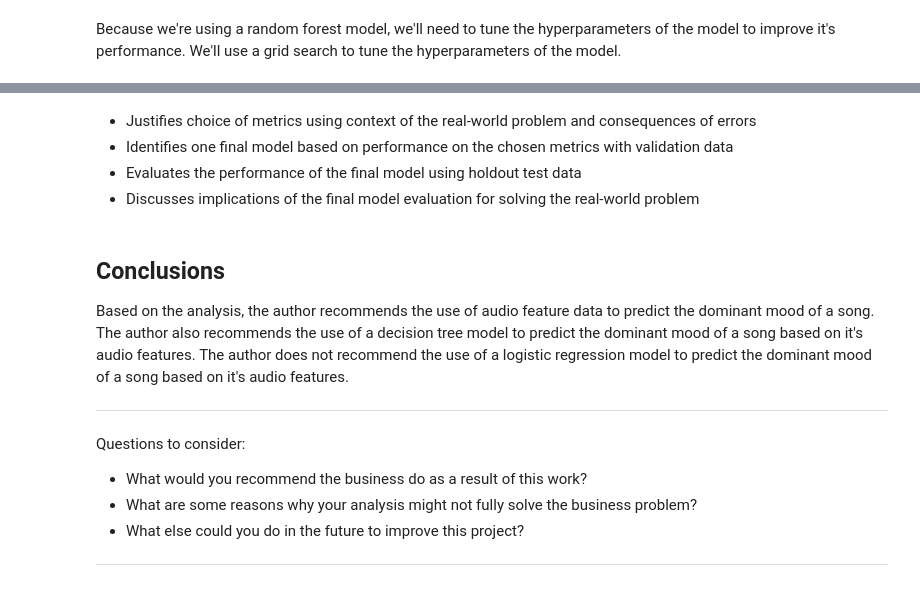
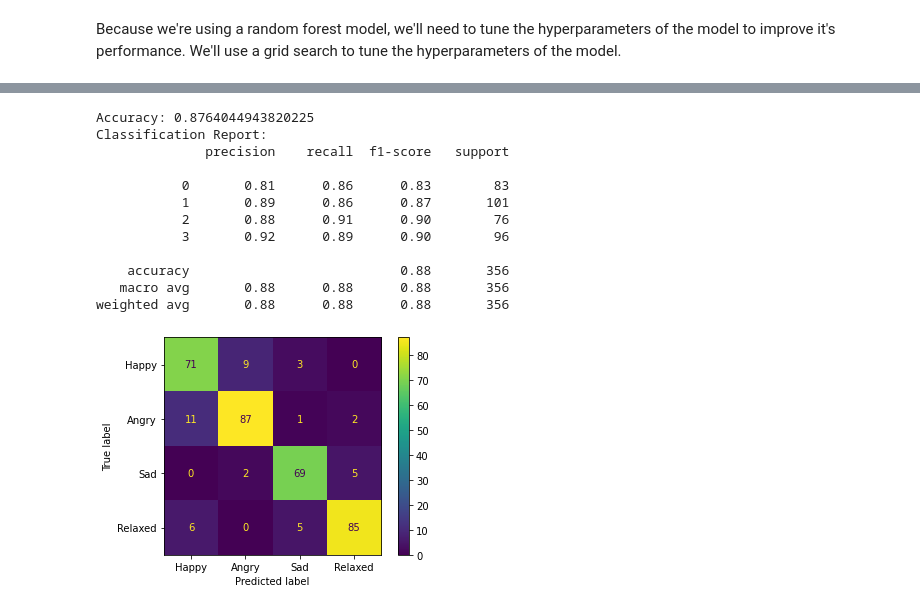
Before and after one commit to jamesleemeredith/Music-Mood-Detection-Project, a Jupyter notebook: music_mood_detection_model.ipynb, the cells around one changed output, grey strips where cells are left out. Saved outputs shown, nothing was run; the diff lists cells and outputs as text; code cells hidden in the pictures.

Commit message:
Finishes the project

```diff
--- a/music_mood_detection_model.ipynb
+++ b/music_mood_detection_model.ipynb
@@ -686,11 +598,12 @@ Because the ColumnTransformer is a pipeline, we can use it in a GridSearchCV obj
 # %% [markdown]
 Because we're using a random forest model, we'll need to tune the hyperparameters of the model to improve it's performance. We'll use a grid search to tune the hyperparameters of the model.
 # %%
+# Creates a list of parameters to be used in the GridSearchCV. Due to the large number of parameters, and cpu and time constraints, only a few are used here. The rest are commented out for convenience.
 params = {}
 
 params['rf__n_estimators'] = [100, 200, 300, 400, 500]
 params['rf__criterion'] = ['gini', 'entropy','log_loss']
-# params['rf__max_depth'] = [None, 1, 2, 3, 4, 5, 6, 7, 8, 9]
+params['rf__max_depth'] = [None, 1, 2, 3, 4, 5, 6, 7, 8, 9]
 # params['rf__min_samples_split'] = [2, 3, 4, 5, 6, 7, 8, 9, 10]
 # params['rf__min_samples_leaf'] = [1, 2, 3, 4, 5, 6, 7, 8, 9, 10]
 # params['rf__min_weight_fraction_leaf'] = [0.0, 0.1, 0.2, 0.3, 0.4, 0.5]
@@ -706,13 +619,5 @@ params['rf__criterion'] = ['gini', 'entropy','log_loss']
 # params['rf__class_weight'] = ['balanced', 'balanced_subsample', None]
 # params['rf__ccp_alpha'] = [0.0, 0.1, 0.2, 0.3, 0.4, 0.5]
 # params['rf__max_samples'] = [None, 1, 2, 3, 4, 5, 6, 7, 8, 9]
-
-
-
-gs = GridSearchCV(estimator=rf_model_pipe,
-                  param_grid=params,
-                  cv=10)
-                #   cv=5,
-                #   verbose=1,
-                #   n_jobs=-1
-# )
+# %%
+gs = GridSearchCV(estimator=rf_model_pipe, param_grid=params, cv=5, verbose=1, n_jobs=-1)
@@ -748,15 +689,26 @@ Questions to consider:
-# %% [markdown]
-- Justifies choice of metrics using context of the real-world problem and consequences of errors
-- Identifies one final model based on performance on the chosen metrics with validation data
-- Evaluates the performance of the final model using holdout test data
-- Discusses implications of the final model evaluation for solving the real-world problem
-# %% [markdown]
-## Conclusions
-Based on the analysis, the author recommends the use of audio feature data to predict the dominant mood of a song. The author also recommends the use of a decision tree model to predict the dominant mood of a song based on it's audio features. The author does not recommend the use of a logistic regression model to predict the dominant mood of a song based on it's audio features.
-
-***
-Questions to consider:
-* What would you recommend the business do as a result of this work?
-* What are some reasons why your analysis might not fully solve the business problem?
-* What else could you do in the future to improve this project?
-***
+# %%
+# Tuned Evaluation of the model
+y_pred = gs_pipe.model.predict(X_test)
+accuracy = accuracy_score(y_test, y_pred)
+report = classification_report(y_test, y_pred)
+confusion_mat = confusion_matrix(y_test, y_pred)
+
+print(f'Accuracy: {accuracy}')
+print(f'Classification Report:\n{report}')
+cm_disp = ConfusionMatrixDisplay(confusion_matrix=confusion_mat, display_labels=mood_list)
+cm_disp.plot()
+plt.show()
+# %% [output]
+Accuracy: 0.8764044943820225
+Classification Report:
+              precision    recall  f1-score   support
+
+           0       0.81      0.86      0.83        83
+           1       0.89      0.86      0.87       101
+           2       0.88      0.91      0.90        76
+           3       0.92      0.89      0.90        96
+
+    accuracy                           0.88       356
+   macro avg       0.88      0.88      0.88       356
+weighted avg       0.88      0.88      0.88       356
+[figure, added]
```
Also changed, not shown: parts of 51 cells of this notebook, 15 other files.
